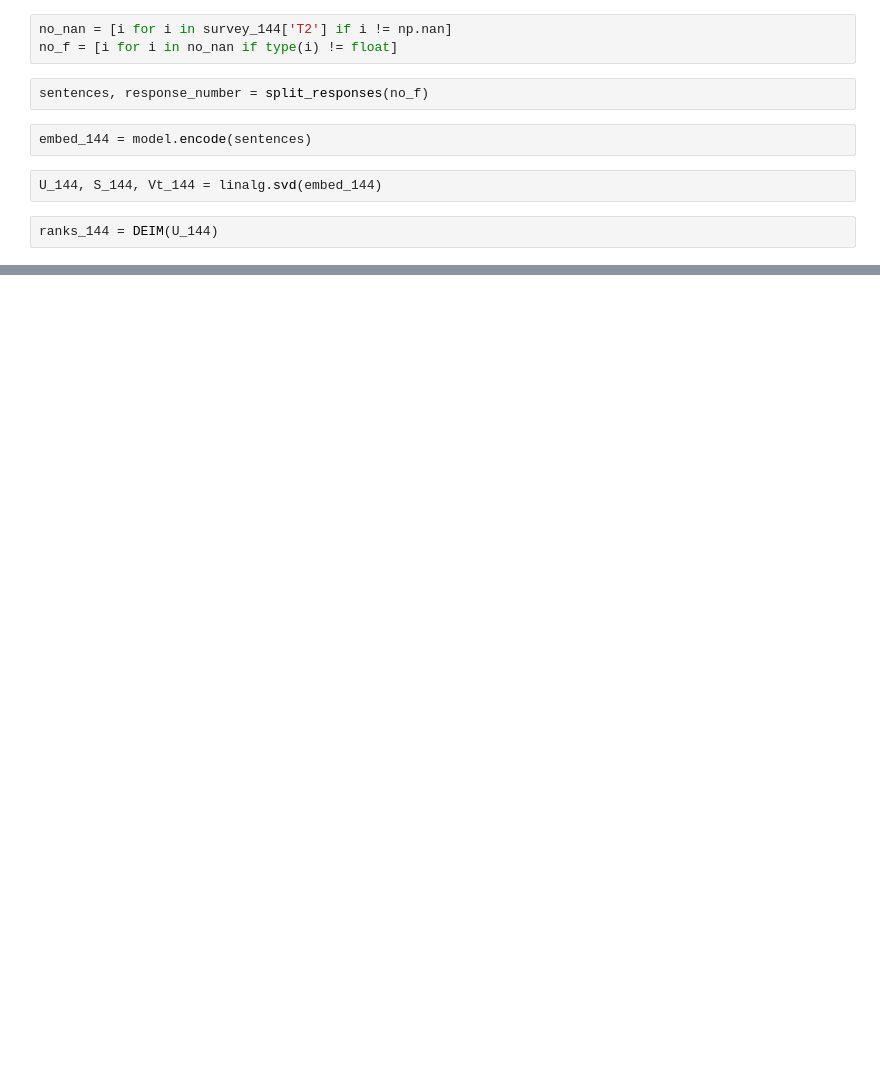
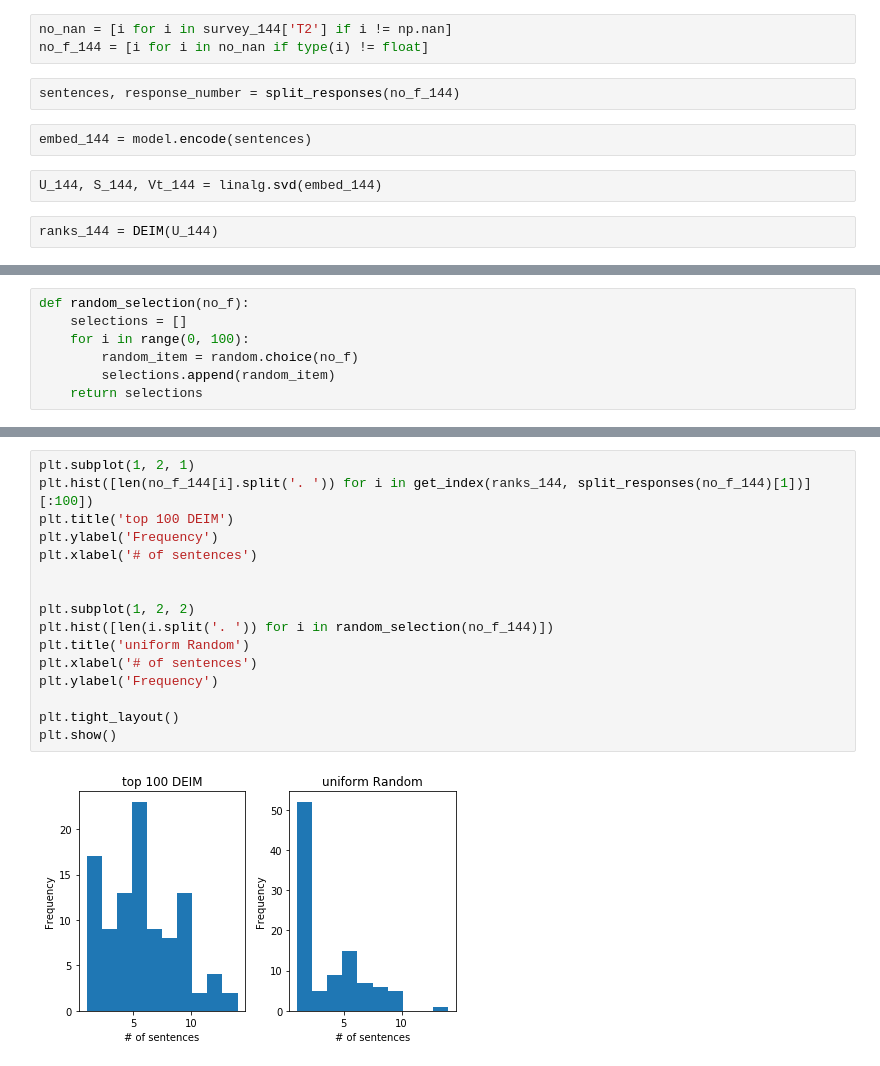
Before and after one commit to amos3vt/ASWW2, a Jupyter notebook: scripts/colab_with_random.ipynb, the cells around one changed output, grey strips where cells are left out. Cells and saved outputs as stored; diff of their text form; blank space fills up the shorter version.

Commit message:
included some simple random experiments in notebook

```diff
--- a/scripts/Savanna + Drew colab (1).ipynb
+++ b/scripts/colab_with_random.ipynb
@@ -261,9 +310,9 @@ plt.grid(color='grey', linestyle='-', linewidth=.5)
 survey_144 = pd.read_csv('survey_144.csv')
 # %%
 no_nan = [i for i in survey_144['T2'] if i != np.nan]
-no_f = [i for i in no_nan if type(i) != float]
+no_f_144 = [i for i in no_nan if type(i) != float]
 # %%
-sentences, response_number = split_responses(no_f)
+sentences, response_number = split_responses(no_f_144)
 # %%
 embed_144 = model.encode(sentences)
 # %%
@@ -325,0 +381,7 @@ plt.grid(color='grey', linestyle='-', linewidth=.5)
+# %%
+def random_selection(no_f):
+    selections = []
+    for i in range(0, 100):
+        random_item = random.choice(no_f)
+        selections.append(random_item)
+    return selections
@@ -325,0 +412,18 @@ plt.grid(color='grey', linestyle='-', linewidth=.5)
+# %%
+plt.subplot(1, 2, 1)
+plt.hist([len(no_f_144[i].split('. ')) for i in get_index(ranks_144, split_responses(no_f_144)[1])][:100])
+plt.title('top 100 DEIM')
+plt.ylabel('Frequency')
+plt.xlabel('# of sentences')
+
+
+plt.subplot(1, 2, 2)
+plt.hist([len(i.split('. ')) for i in random_selection(no_f_144)])
+plt.title('uniform Random')
+plt.xlabel('# of sentences')
+plt.ylabel('Frequency')
+
+plt.tight_layout()
+plt.show()
+# %% [output]
+[figure, added]
```
Also changed, not shown: parts of 23 cells of this notebook.
